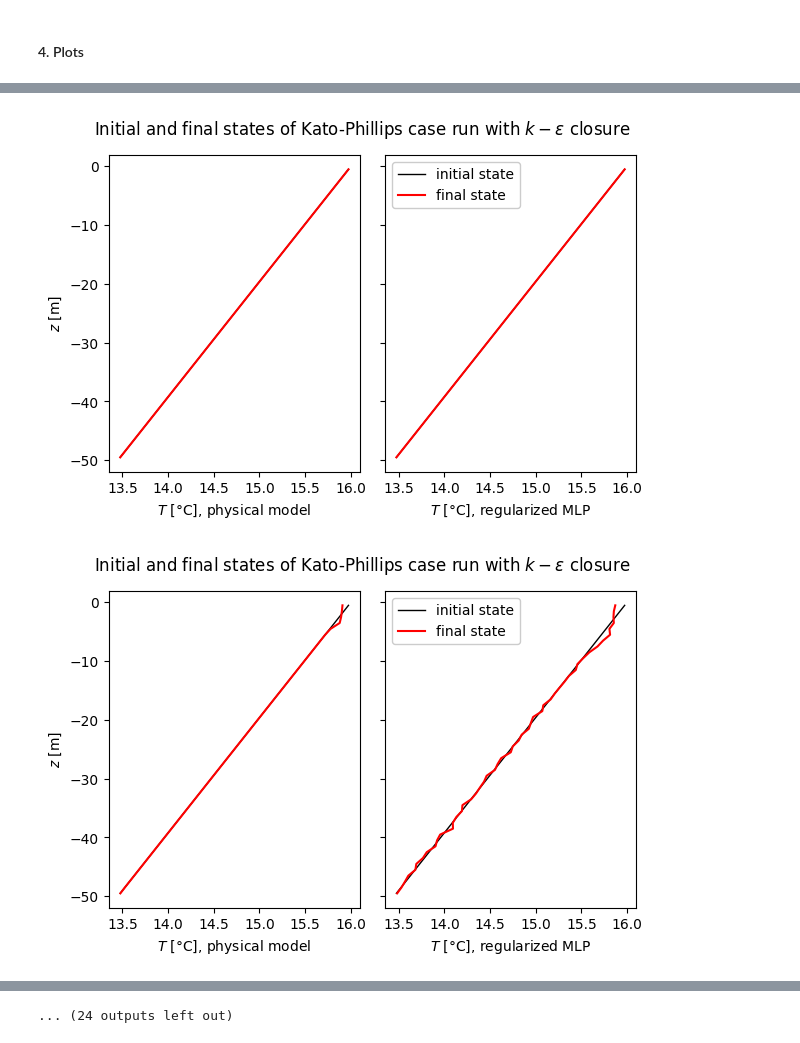
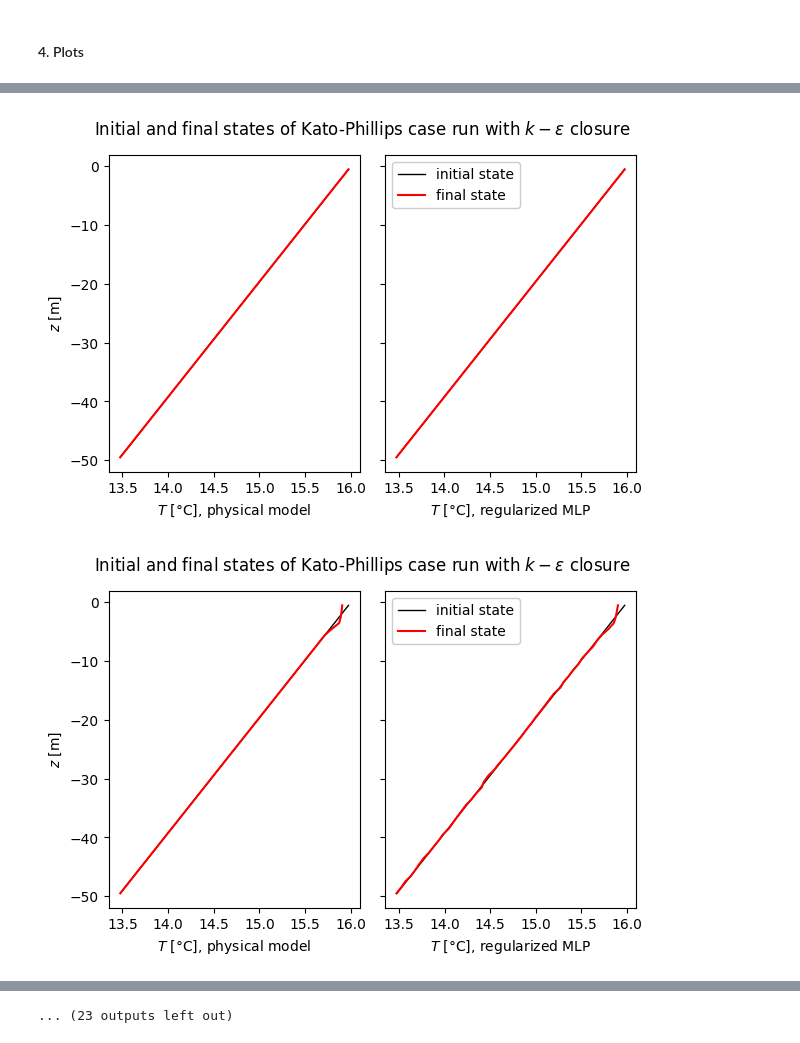
Before and after one commit to anne-df/ige_deep_emulators, a Jupyter notebook: postprocessing.ipynb, the cells around one changed output, grey strips where cells are left out. Cells and saved outputs as stored; diff of their text form; code cells hidden in the pictures.

```diff
--- a/postprocessing.ipynb
+++ b/postprocessing.ipynb
@@ -130,29 +140,19 @@ def roll_out_from_traj(file_paths, inf_combined_data, norm_factor, model, params
         # initial state
         state_t = pre_data[:1] # ! change with reshape function
 
+
         for t in range(n_time):
             temp_delta = model.apply(params, state_t)
             # stop residuals pre_data[t+1, 0, :] = pre_data[t, 0, :] + temp_delta # roll out
             pre_data[t+1, 0, :] = temp_delta
 
-            # track the explained variance
-            #explained_variance[i, t] = np.sum(np.square(pre_data[t+1,0,:]-inf_labels[i*n_time+t]))/np.sum(np.square(inf_labels[i*n_time+t]))
-            if t>n_time-1:
-                explained_variance[i, t] = explained_variance_score(inf_labels[i*n_time+t+1], temp_delta[0])
-            #explained_variance[i, t] = np.var(inf_labels[i*n_time+t])
+            # track the explained variance and mse
+            explained_variance[i, t] = explained_variance_score(inf_labels[i*n_time+t], temp_delta[0])
             mse[i, t, :] = np.square(temp_delta[0]-inf_labels[i*n_time+t])
-            #np.var(inf_labels[i*n_time+t]*norm_factor)
-            #np.var(pre_data[t+1,0,:]*norm_factor)
-            #np.var((pre_data[t+1,0,:]-inf_labels[i*n_time+t])*norm_factor)
 
             # no need to postprocess because temp_delta are normalized too
             state_t = pre_data[t+1:t+2] # to change with reshape
         # pre_data temperatures are results of the model
-
-        # track the explained variance
-        # compute the explained variance
-        #explained_variance[i] = np.var(pre_data[:,0,:]*norm_factor)/np.var(inf_labels[i*n_time:(i+1)*n_time]*norm_factor)
-        #explained_variance[i] = np.var((pre_data[1:,0,:]-inf_labels[i*n_time:(i+1)*n_time]))/np.var(inf_labels[i*n_time:(i+1)*n_time])
 
         # store ith deep trajectory
         deep_traj[i] = Trajectory(grid=grid, time=original_traj[i].time,
@@ -161,7 +161,8 @@ def roll_out_from_traj(file_paths, inf_combined_data, norm_factor, model, params
 
     return original_traj, deep_traj, mse, explained_variance
 # %%
-original_traj, deep_traj, mse, explained_variance = roll_out_from_traj(file_paths[:3], app_data, 25., model, params)
+n_traj = 10
+original_traj, deep_traj, mse, explained_variance = roll_out_from_traj(file_paths[:n_traj], app_data, 25., model, params)
 # 4 minutes 20 for 100 trajectories MLP(64,128,64)
 # 3 min for MLP(64,64)
 # %%
@@ -242,32 +288,32 @@ plt.show()
 # %%
 # Track the evolution of the trajectory
 
 sim_index = -1
 traj_obs = original_traj[sim_index]
 traj_deep = deep_traj[sim_index]
 n_time = 359
 
 zr = grid.zr
 
 #for time in range(n_time):
-for time in range((n_time+5)//10):
+for time in range(n_time//10):
 
     sp: subplot_1D_type = plt.subplots(1, 2, sharey=True, figsize=(6, 4))
     fig, [ax_t, ax_v] = sp
     fig.tight_layout(rect=[0, 0.0, 1, 0.94])
     fig.subplots_adjust(wspace=0.1)
     ax_t.plot(traj_obs.t[0, :], zr, 'k', linewidth=1)
     ax_t.plot(traj_obs.t[time*10, :], zr, 'r')
     ax_v.plot(traj_deep.t[0, :], zr, 'k', linewidth=1, label='initial state')
     ax_v.plot(traj_deep.t[time*10, :], zr, 'r', label='final state')
 
     ax_t.set_xlabel ('$T$ [°C], physical model')
     ax_v.set_xlabel('$T$ [°C], regularized MLP')
     ax_t.set_ylabel(r'$z$ [m]')
     fig.suptitle(r'Initial and final states of Kato-Phillips case run with $k-\varepsilon$ closure')
     ax_v.legend(framealpha=1.)
 
     plt.show()
 # %% [output]
 [figure]
-[figure, old version]
+[figure, new version]
@@ -284 +330 @@ for time in range((n_time+5)//10):
-... (24 outputs left out)
+... (23 outputs left out)
```
Also changed, not shown: parts of 9 cells of this notebook, 19 other files.
